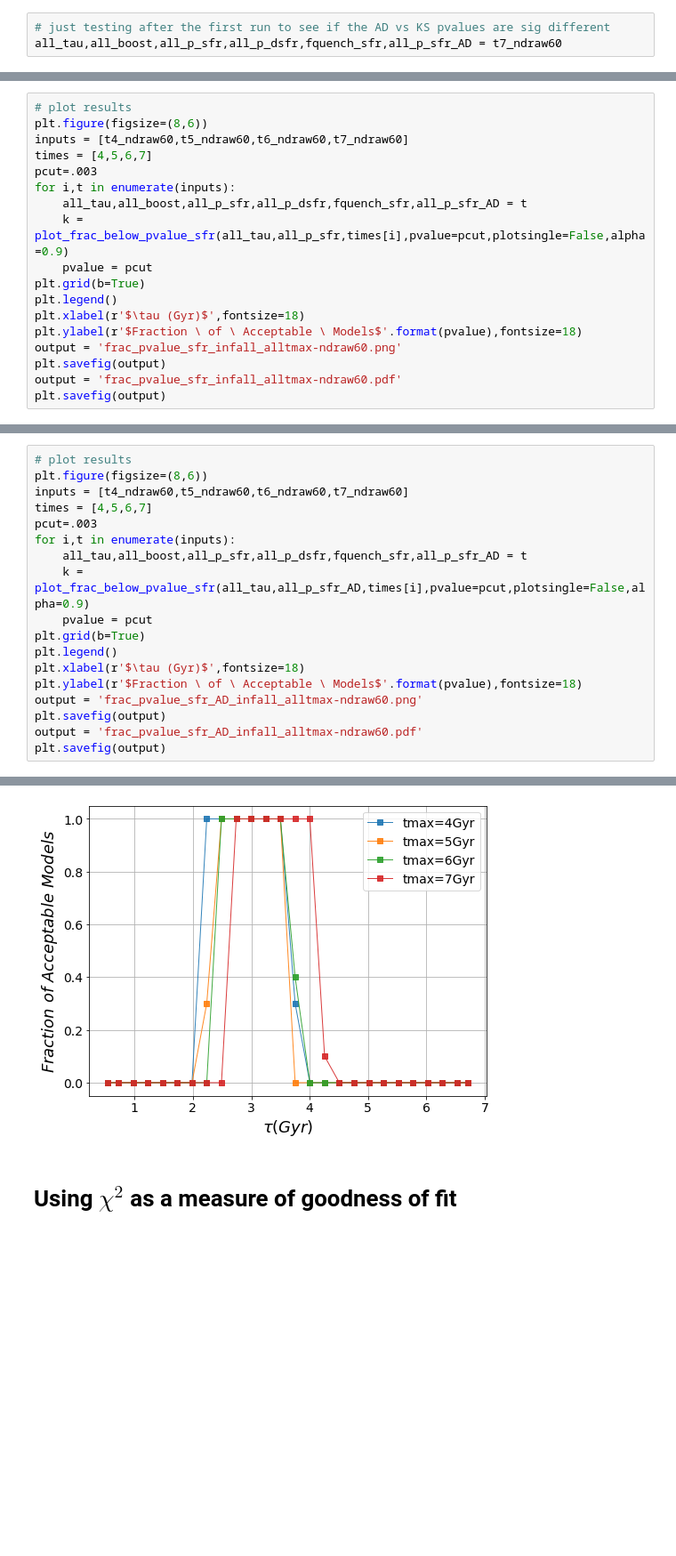
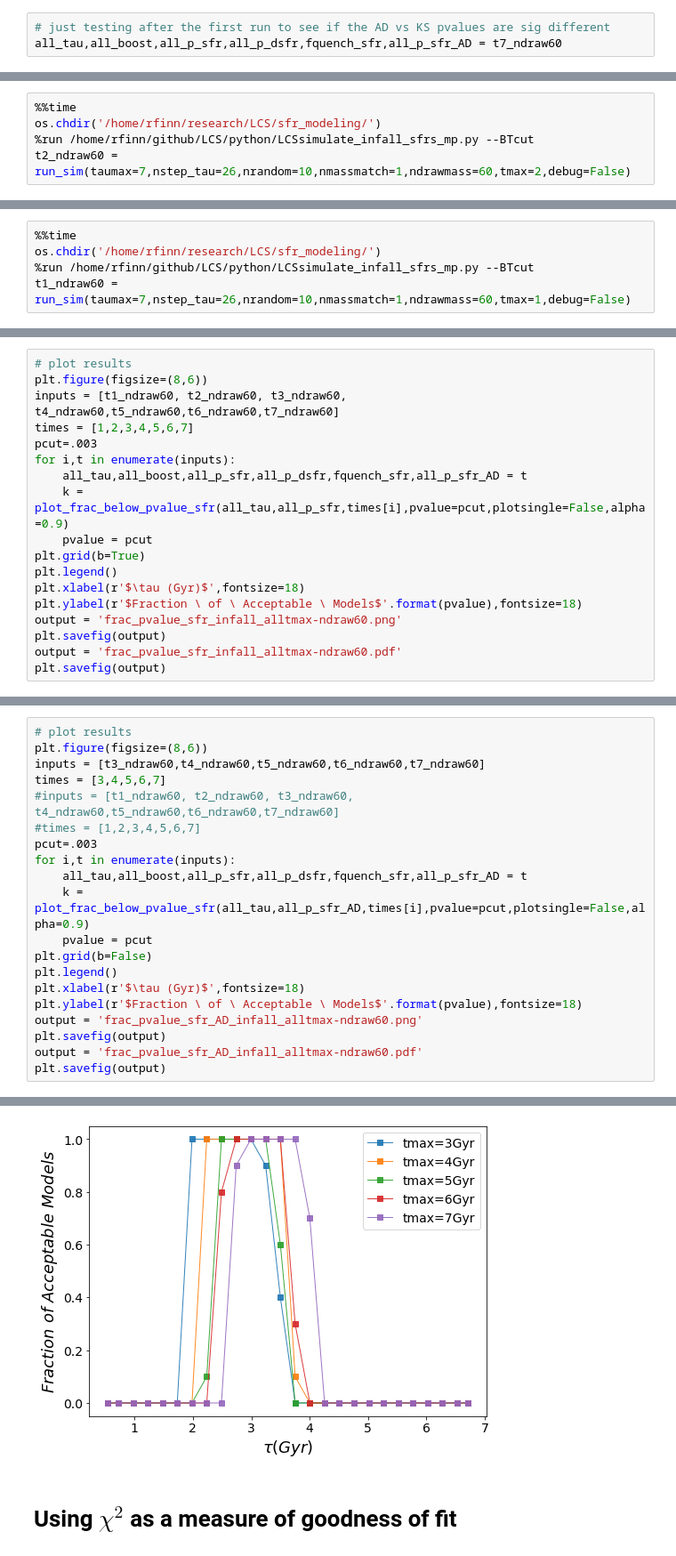
Before and after one commit to rfinn/LCS, a Jupyter notebook: notebooks/sfr-modeling-paper2.ipynb, the cells around one changed output, grey strips where cells are left out. Shown at 89% size. Drawn from its saved outputs; the diff is of its cells as text; blank space fills up the shorter version.

```diff
--- a/notebooks/sfr-modeling-paper2.ipynb
+++ b/notebooks/sfr-modeling-paper2.ipynb
@@ -986,0 +988,5 @@ Wall time: 15min 23s
+# %%
+%%time
+os.chdir('/home/rfinn/research/LCS/sfr_modeling/')
+%run /home/rfinn/github/LCS/python/LCSsimulate_infall_sfrs_mp.py --BTcut
+t2_ndraw60 = run_sim(taumax=7,nstep_tau=26,nrandom=10,nmassmatch=1,ndrawmass=60,tmax=2,debug=False)
@@ -986,0 +998,5 @@ Wall time: 15min 23s
+# %%
+%%time
+os.chdir('/home/rfinn/research/LCS/sfr_modeling/')
+%run /home/rfinn/github/LCS/python/LCSsimulate_infall_sfrs_mp.py --BTcut
+t1_ndraw60 = run_sim(taumax=7,nstep_tau=26,nrandom=10,nmassmatch=1,ndrawmass=60,tmax=1,debug=False)
@@ -987,8 +1008,8 @@ Wall time: 15min 23s
 # %%
 # plot results
 plt.figure(figsize=(8,6))
-inputs = [t4_ndraw60,t5_ndraw60,t6_ndraw60,t7_ndraw60]
-times = [4,5,6,7]
+inputs = [t1_ndraw60, t2_ndraw60, t3_ndraw60, t4_ndraw60,t5_ndraw60,t6_ndraw60,t7_ndraw60]
+times = [1,2,3,4,5,6,7]
 pcut=.003
 for i,t in enumerate(inputs):
     all_tau,all_boost,all_p_sfr,all_p_dsfr,fquench_sfr,all_p_sfr_AD = t
@@ -1011,14 +1035,16 @@ pvalue =  0.003
 # %%
 # plot results
 plt.figure(figsize=(8,6))
-inputs = [t4_ndraw60,t5_ndraw60,t6_ndraw60,t7_ndraw60]
-times = [4,5,6,7]
+inputs = [t3_ndraw60,t4_ndraw60,t5_ndraw60,t6_ndraw60,t7_ndraw60]
+times = [3,4,5,6,7]
+#inputs = [t1_ndraw60, t2_ndraw60, t3_ndraw60, t4_ndraw60,t5_ndraw60,t6_ndraw60,t7_ndraw60]
+#times = [1,2,3,4,5,6,7]
 pcut=.003
 for i,t in enumerate(inputs):
     all_tau,all_boost,all_p_sfr,all_p_dsfr,fquench_sfr,all_p_sfr_AD = t
     k = plot_frac_below_pvalue_sfr(all_tau,all_p_sfr_AD,times[i],pvalue=pcut,plotsingle=False,alpha=0.9)
     pvalue = pcut
-plt.grid(b=True)
+plt.grid(b=False)
 plt.legend()
 plt.xlabel(r'$\tau (Gyr)$',fontsize=18)
 plt.ylabel(r'$Fraction \ of \ Acceptable \ Models$'.format(pvalue),fontsize=18)
@@ -1034,4 +1061,4 @@ pvalue =  0.003
-[figure, old version]
+[figure, new version]
 # %% [markdown]
 # Using $\chi^2$ as a measure of goodness of fit
 # %%
```
Also changed, not shown: parts of 9 cells of this notebook, 7 other files.
